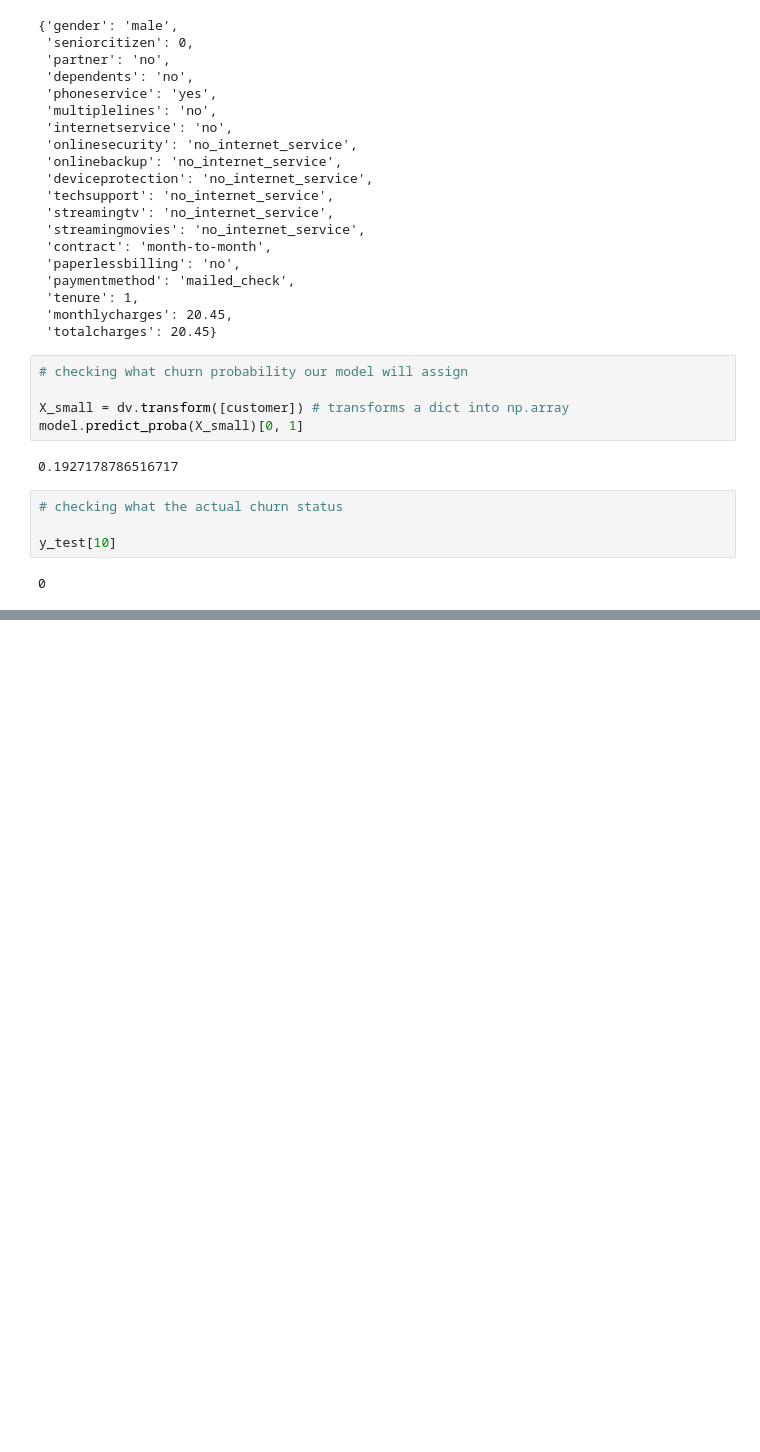
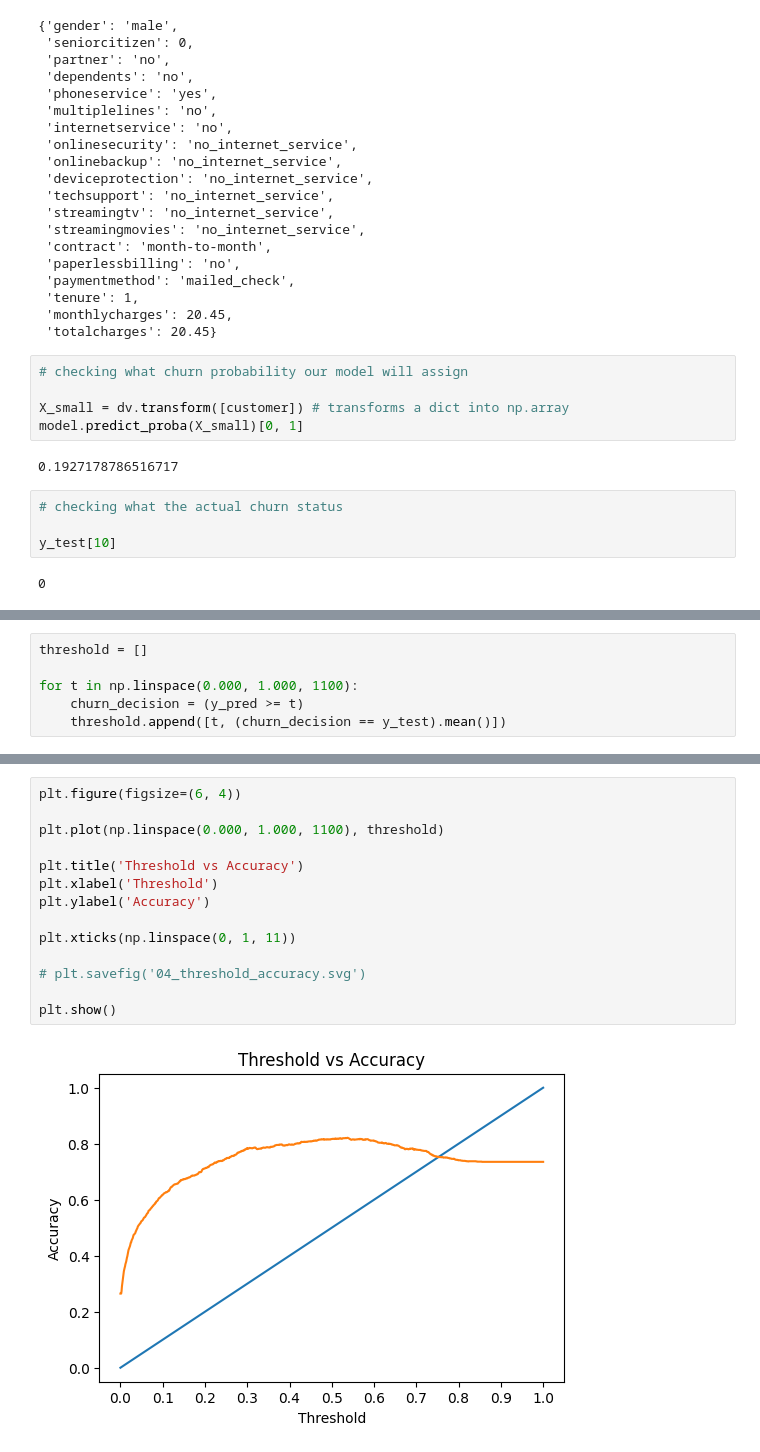
Before and after one commit to a-kravets/Data-Analytics-Projects, a Jupyter notebook: Churn Prediction/churn-prediction.ipynb, the cells around one changed output, grey strips where cells are left out. Drawn from its saved outputs; the diff is of its cells as text; blank space fills up the shorter version.

Commit message:
adding accuracy, threshold and dummy model

```diff
--- a/Churn Prediction/churn-prediction.ipynb
+++ b/Churn Prediction/churn-prediction.ipynb
@@ -965,0 +945,6 @@ metrics.roc_auc_score(y_test,y_pred)
+# %%
+threshold = []
+
+for t in np.linspace(0.000, 1.000, 1100):
+    churn_decision = (y_pred >= t)
+    threshold.append([t, (churn_decision == y_test).mean()])
@@ -965,0 +971,16 @@ metrics.roc_auc_score(y_test,y_pred)
+# %%
+plt.figure(figsize=(6, 4))
+
+plt.plot(np.linspace(0.000, 1.000, 1100), threshold)
+
+plt.title('Threshold vs Accuracy')
+plt.xlabel('Threshold')
+plt.ylabel('Accuracy')
+
+plt.xticks(np.linspace(0, 1, 11))
+
+# plt.savefig('04_threshold_accuracy.svg')
+
+plt.show()
+# %% [output]
+[figure, added]
```
Also changed, not shown: parts of 22 cells of this notebook.
